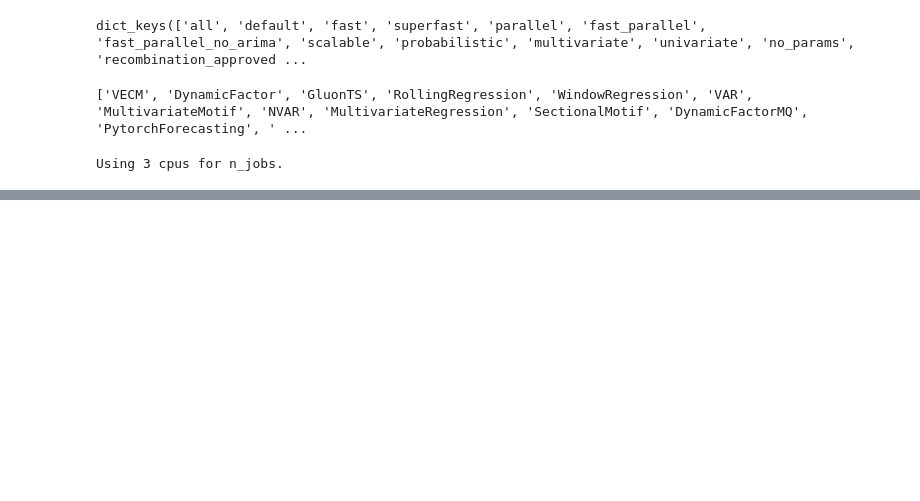
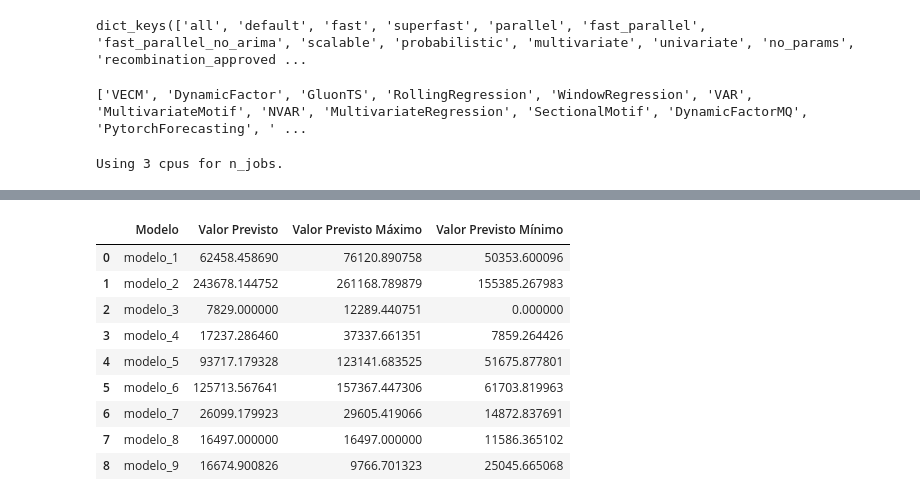
Before and after one commit to jeantorre/projeto_aplicado_MBA, a Jupyter notebook: previsao_dengue_rj.ipynb, the cells around one changed output, grey strips where cells are left out. Drawn from its saved outputs; the diff is of its cells as text; code cells hidden in the pictures; blank space fills up the shorter version.

```diff
--- a/previsao_dengue_rj.ipynb
+++ b/previsao_dengue_rj.ipynb
@@ -690,0 +1277,24 @@ modelo.export_template('modelo_previsao_dengue.csv', n = 20, models = 'best')
+# %%
+lista_previsao = []
+
+lista_previsao.append(previsao.forecast.iloc[0]['Quantidade de Notificações de Dengue'])
+lista_previsao.append(previsao_2.forecast.iloc[0]['Quantidade de Notificações de Dengue'])
+lista_previsao.append(previsao_3.forecast.iloc[0]['Quantidade de Notificações de Dengue'])
+lista_previsao.append(previsao_4.forecast.iloc[0]['Quantidade de Notificações de Dengue'])
+lista_previsao.append(previsao_5.forecast.iloc[0]['Quantidade de Notificações de Dengue'])
+lista_previsao.append(previsao_6.forecast.iloc[0]['Quantidade de Notificações de Dengue'])
+lista_previsao.append(previsao_7.forecast.iloc[0]['Quantidade de Notificações de Dengue'])
+lista_previsao.append(previsao_8.forecast.iloc[0]['Quantidade de Notificações de Dengue'])
+lista_previsao.append(previsao_9.forecast.iloc[0]['Quantidade de Notificações de Dengue'])
+# %%
+lista_previsao_max = []
+
+lista_previsao_max.append(previsao_max.iloc[0]['Quantidade de Notificações de Dengue'])
+lista_previsao_max.append(previsao_2_max.iloc[0]['Quantidade de Notificações de Dengue'])
+lista_previsao_max.append(previsao_3_max.iloc[0]['Quantidade de Notificações de Dengue'])
+lista_previsao_max.append(previsao_4_max.iloc[0]['Quantidade de Notificações de Dengue'])
+lista_previsao_max.append(previsao_5_max.iloc[0]['Quantidade de Notificações de Dengue'])
+lista_previsao_max.append(previsao_6_max.iloc[0]['Quantidade de Notificações de Dengue'])
+lista_previsao_max.append(previsao_7_max.iloc[0]['Quantidade de Notificações de Dengue'])
+lista_previsao_max.append(previsao_8_max.iloc[0]['Quantidade de Notificações de Dengue'])
+lista_previsao_max.append(previsao_9_max.iloc[0]['Quantidade de Notificações de Dengue'])
@@ -690,0 +1315,18 @@ modelo.export_template('modelo_previsao_dengue.csv', n = 20, models = 'best')
+# %%
+dados_previsao = {'Modelo': lista_modelos, 'Valor Previsto': lista_previsao, 'Valor Previsto Máximo': lista_previsao_max,
+                  'Valor Previsto Mínimo': lista_previsao_min}
+
+df_previsao_modelos = pd.DataFrame(dados_previsao)
+
+df_previsao_modelos
+# %% [output]
+|  | Modelo | Valor Previsto | Valor Previsto Máximo | Valor Previsto Mínimo |
+| 0 | modelo_1 | 62458.458690 | 76120.890758 | 50353.600096 |
+| 1 | modelo_2 | 243678.144752 | 261168.789879 | 155385.267983 |
+| 2 | modelo_3 | 7829.000000 | 12289.440751 | 0.000000 |
+| 3 | modelo_4 | 17237.286460 | 37337.661351 | 7859.264426 |
+| 4 | modelo_5 | 93717.179328 | 123141.683525 | 51675.877801 |
+| 5 | modelo_6 | 125713.567641 | 157367.447306 | 61703.819963 |
+| 6 | modelo_7 | 26099.179923 | 29605.419066 | 14872.837691 |
+| 7 | modelo_8 | 16497.000000 | 16497.000000 | 11586.365102 |
+| 8 | modelo_9 | 16674.900826 | 9766.701323 | 25045.665068 |
```
Also changed, not shown: parts of 26 cells of this notebook.
